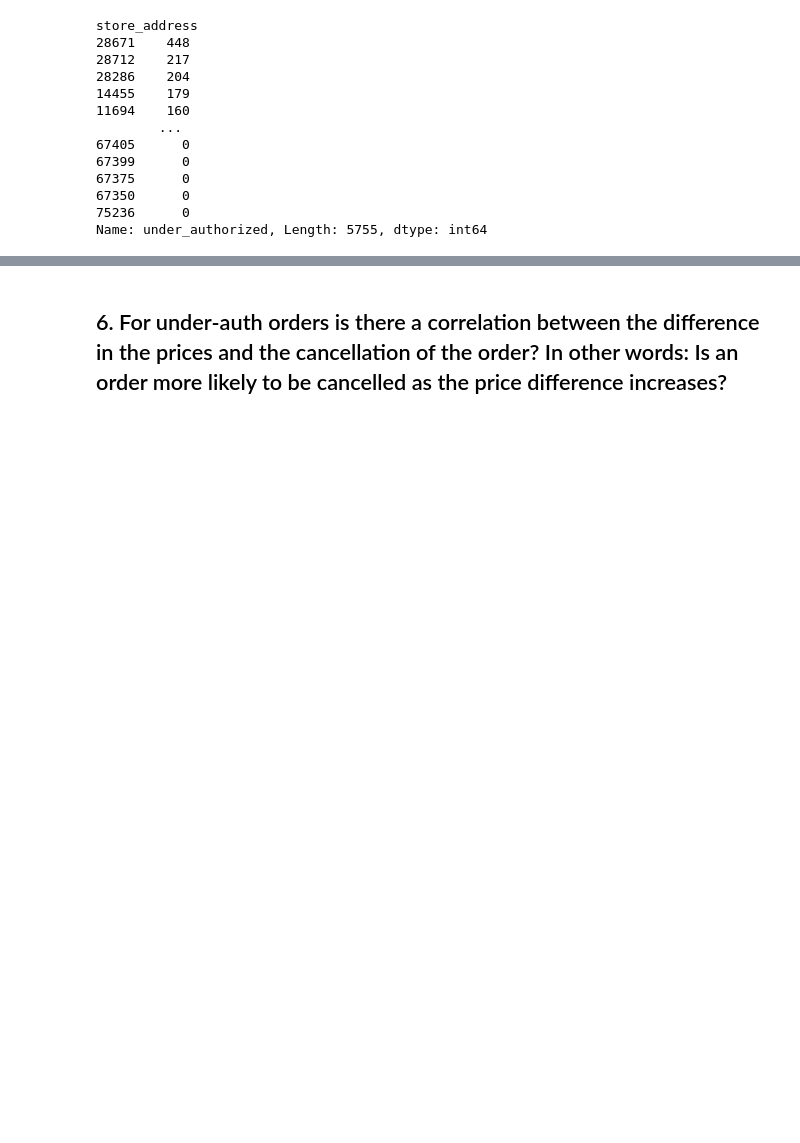
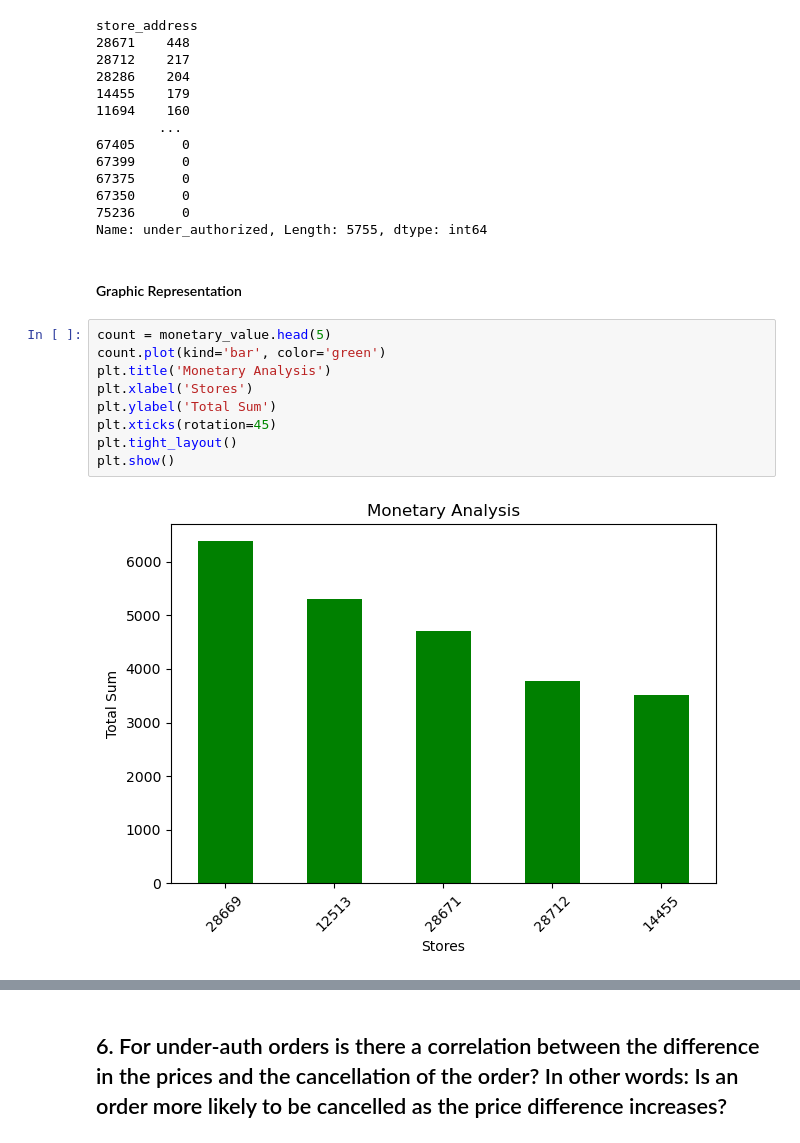
Before and after one commit to polsanchez1997/products-analytics, a Jupyter notebook: main.ipynb, the cells around one changed output, grey strips where cells are left out. Drawn from its saved outputs; the diff is of its cells as text; blank space fills up the shorter version.

```diff
--- a/main.ipynb
+++ b/main.ipynb
@@ -298,3 +298,16 @@ store_address
 67350      0
 75236      0
 Name: under_authorized, Length: 5755, dtype: int64
+# %% [markdown]
+#### Graphic Representation
+# %%
+count = monetary_value.head(5)
+count.plot(kind='bar', color='green')
+plt.title('Monetary Analysis')
+plt.xlabel('Stores')
+plt.ylabel('Total Sum')
+plt.xticks(rotation=45)
+plt.tight_layout()
+plt.show()
+# %% [output]
+[figure, added]
```
Also changed, not shown: parts of 1 cell of this notebook.
